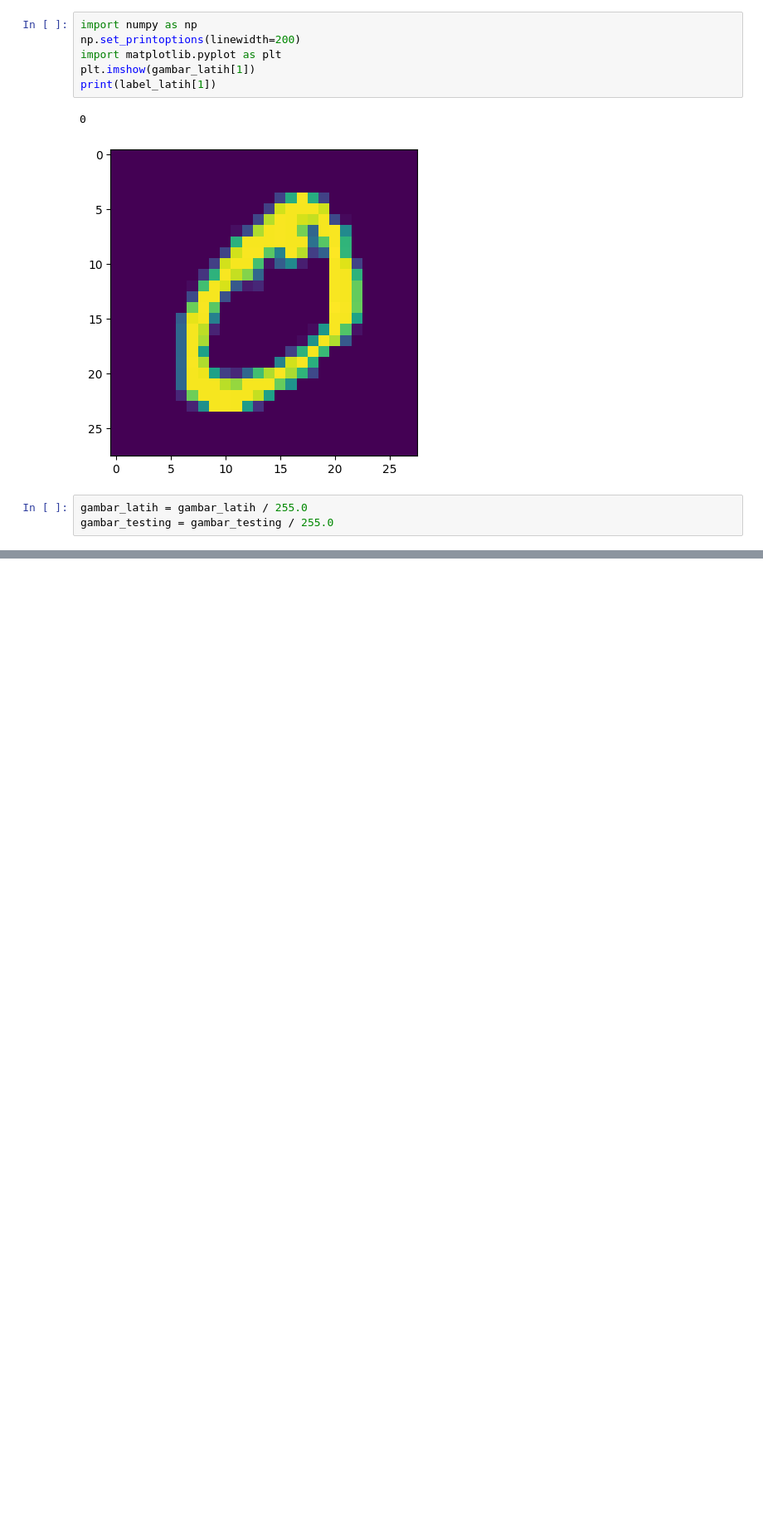
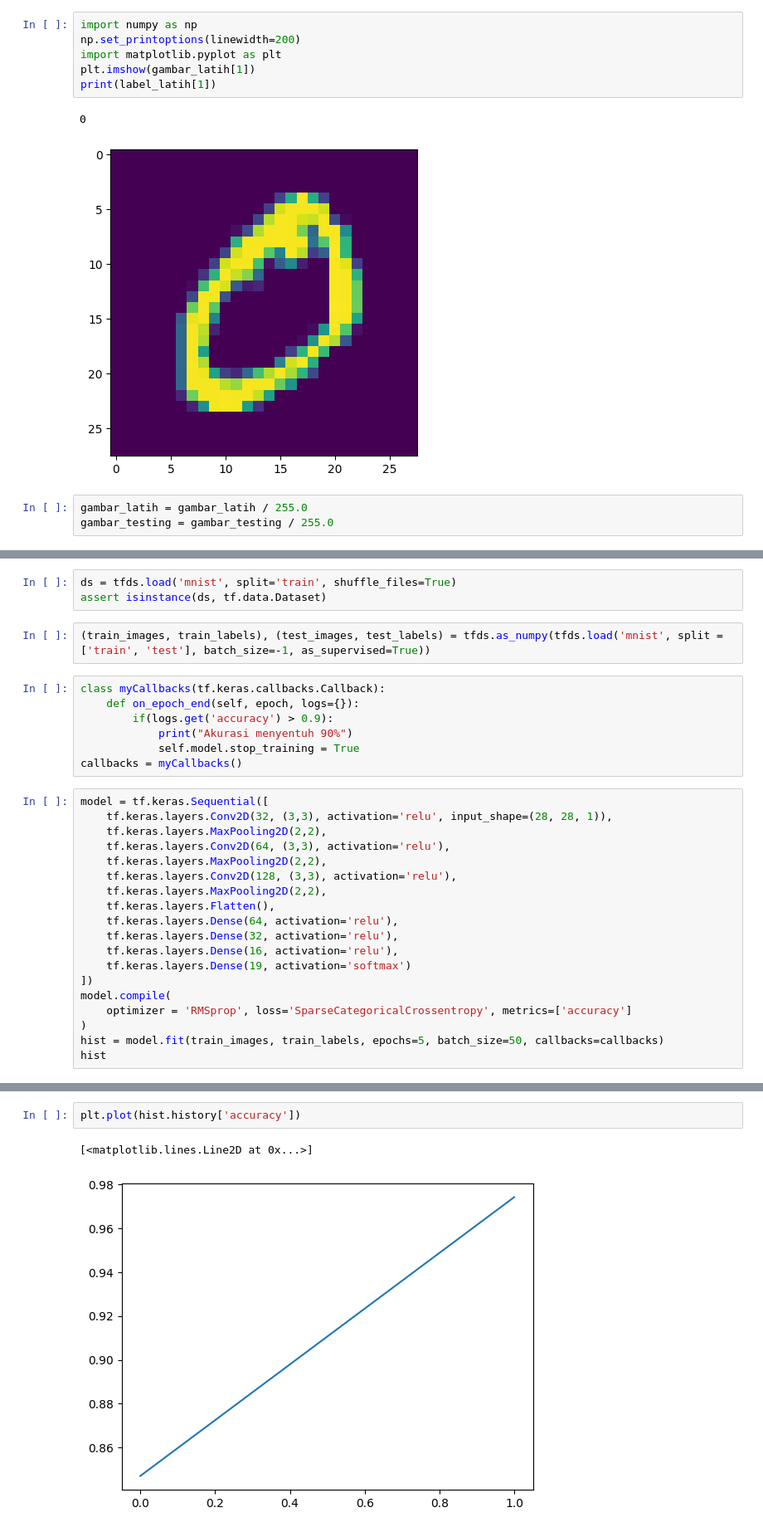
Before and after one commit to rezzz59/Belajar_Deep_Learning, a Jupyter notebook: dataset_tensorflow.ipynb, the cells around one changed output, grey strips where cells are left out. Shown at 83% size. Saved outputs shown, nothing was run; the diff lists cells and outputs as text; blank space fills up the shorter version.

Commit message:
melakukan testing pada dataset tensorflow

```diff
--- a/dataset_tensorflow.ipynb
+++ b/dataset_tensorflow.ipynb
@@ -55,0 +61,31 @@ Epoch 5/5
+# %%
+ds = tfds.load('mnist', split='train', shuffle_files=True)
+assert isinstance(ds, tf.data.Dataset)
+# %%
+(train_images, train_labels), (test_images, test_labels) = tfds.as_numpy(tfds.load('mnist', split = ['train', 'test'], batch_size=-1, as_supervised=True))
+# %%
+class myCallbacks(tf.keras.callbacks.Callback):
+    def on_epoch_end(self, epoch, logs={}):
+        if(logs.get('accuracy') > 0.9):
+            print("Akurasi menyentuh 90%")
+            self.model.stop_training = True
+callbacks = myCallbacks()
+# %%
+model = tf.keras.Sequential([
+    tf.keras.layers.Conv2D(32, (3,3), activation='relu', input_shape=(28, 28, 1)),
+    tf.keras.layers.MaxPooling2D(2,2),
+    tf.keras.layers.Conv2D(64, (3,3), activation='relu'),
+    tf.keras.layers.MaxPooling2D(2,2),
+    tf.keras.layers.Conv2D(128, (3,3), activation='relu'),
+    tf.keras.layers.MaxPooling2D(2,2),
+    tf.keras.layers.Flatten(),
+    tf.keras.layers.Dense(64, activation='relu'),
+    tf.keras.layers.Dense(32, activation='relu'),
+    tf.keras.layers.Dense(16, activation='relu'),
+    tf.keras.layers.Dense(19, activation='softmax')
+])
+model.compile(
+    optimizer = 'RMSprop', loss='SparseCategoricalCrossentropy', metrics=['accuracy']
+)
+hist = model.fit(train_images, train_labels, epochs=5, batch_size=50, callbacks=callbacks)
+hist
@@ -55,0 +104,5 @@ Epoch 5/5
+# %%
+plt.plot(hist.history['accuracy'])
+# %% [output]
+[<matplotlib.lines.Line2D at 0x...>]
+[figure, added]
```
Also changed, not shown: parts of 6 cells of this notebook.
